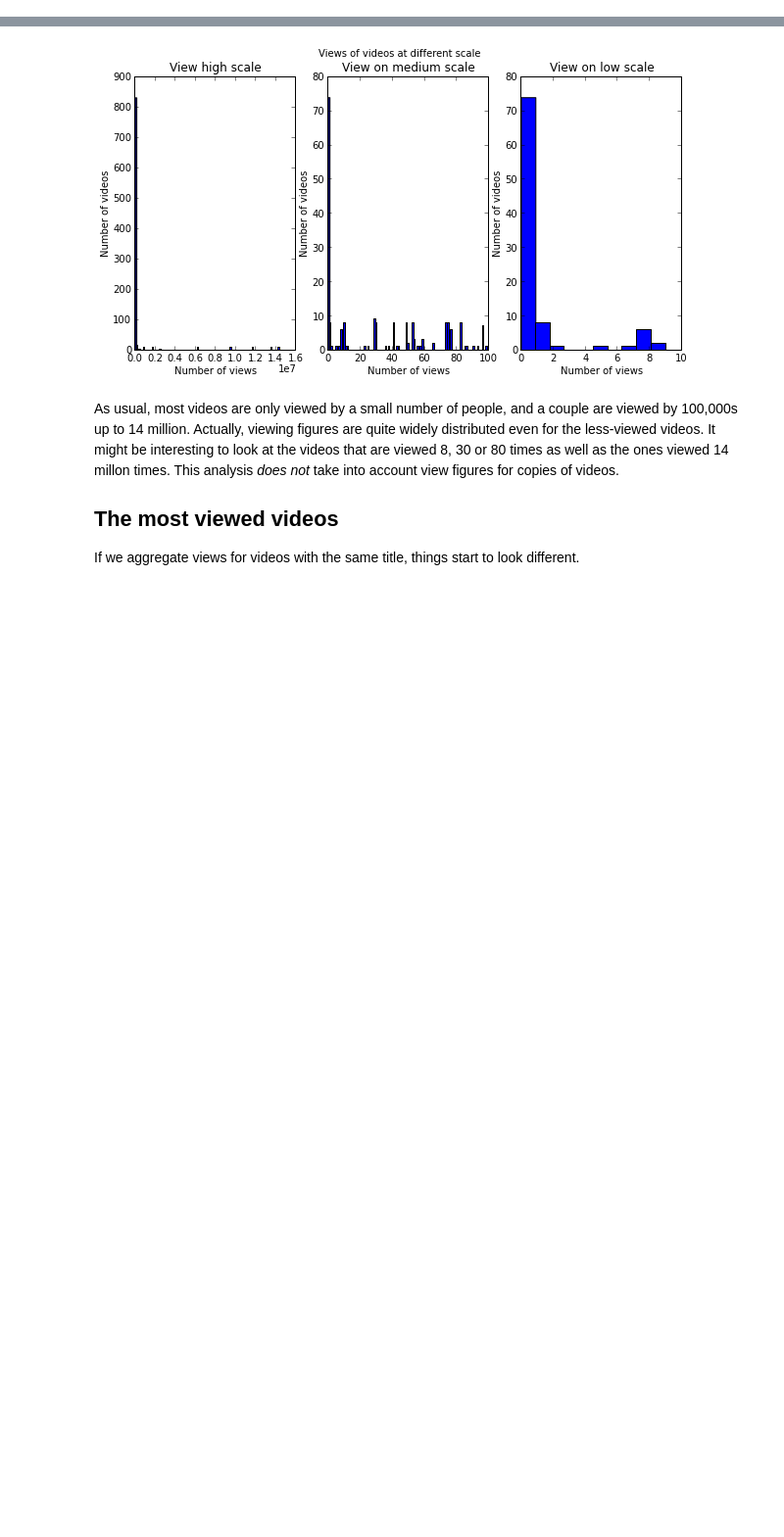
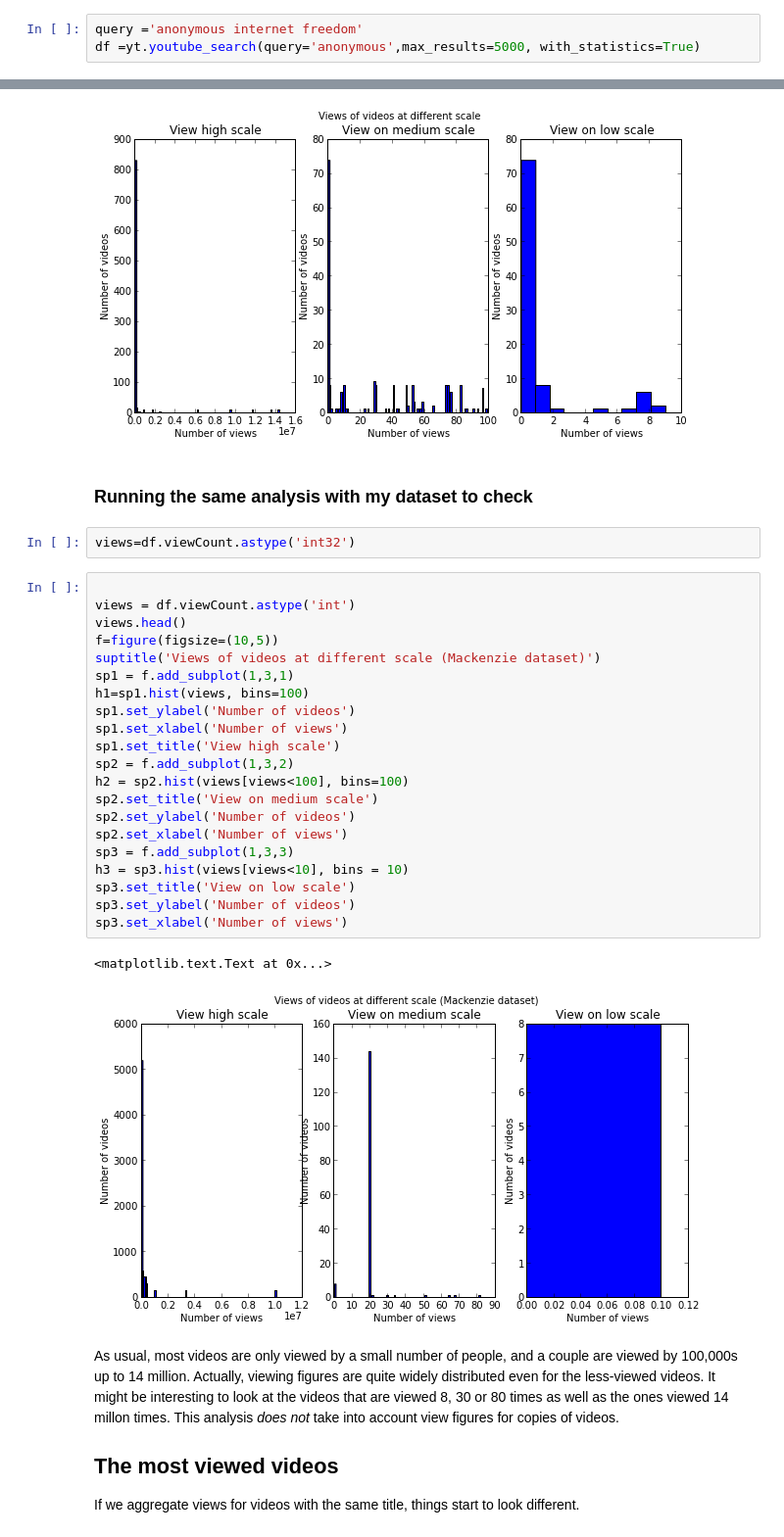
Before and after one commit to rian39/mirroring, a Jupyter notebook: Anonymous_youtube.ipynb, the cells around one changed output, grey strips where cells are left out. Shown at 98% size. Drawn from its saved outputs; the diff is of its cells as text; blank space fills up the shorter version.

```diff
--- a/Anonymous_youtube.ipynb
+++ b/Anonymous_youtube.ipynb
@@ -25,0 +36,3 @@ pd.set_option("display.notebook_repr_html", True)
+# %%
+query ='anonymous internet freedom'
+df =yt.youtube_search(query='anonymous',max_results=5000, with_statistics=True)
@@ -105,6 +142,34 @@ sp3.set_xlabel('Number of views')
 # %% [output]
 <matplotlib.text.Text at 0x...>
 [figure]
+# %% [markdown]
+### Running the same analysis with my dataset to check
+# %%
+views=df.viewCount.astype('int32')
+# %%
+
+views = df.viewCount.astype('int')
+views.head()
+f=figure(figsize=(10,5))
+suptitle('Views of videos at different scale (Mackenzie dataset)')
+sp1 = f.add_subplot(1,3,1)
+h1=sp1.hist(views, bins=100)
+sp1.set_ylabel('Number of videos')
+sp1.set_xlabel('Number of views')
+sp1.set_title('View high scale')
+sp2 = f.add_subplot(1,3,2)
+h2 = sp2.hist(views[views<100], bins=100)
+sp2.set_title('View on medium scale')
+sp2.set_ylabel('Number of videos')
+sp2.set_xlabel('Number of views')
+sp3 = f.add_subplot(1,3,3)
+h3 = sp3.hist(views[views<10], bins = 10)
+sp3.set_title('View on low scale')
+sp3.set_ylabel('Number of videos')
+sp3.set_xlabel('Number of views')
+# %% [output]
+<matplotlib.text.Text at 0x...>
+[figure, added]
 # %% [markdown]
 As usual, most videos are only viewed by a small number of people, and a couple are viewed by 100,000s up to 14 million. Actually, viewing figures are quite widely distributed even for the less-viewed videos. It might be interesting to look at the videos that are viewed 8, 30 or 80 times as well as the ones viewed 14 millon times. This analysis _does not_ take into account view figures for copies of videos.
 
```
Also changed, not shown: parts of 5 cells of this notebook, 4 other files.
